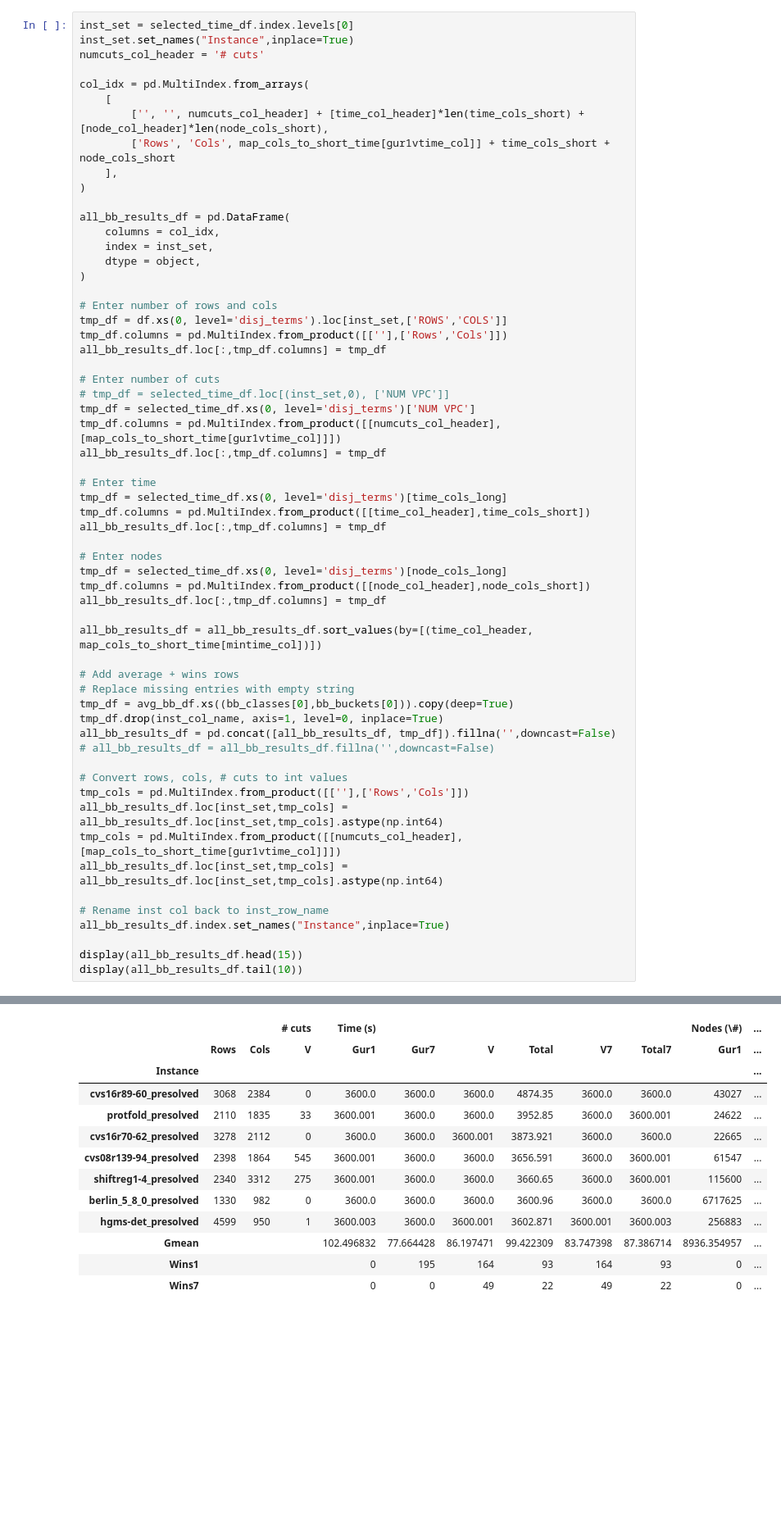
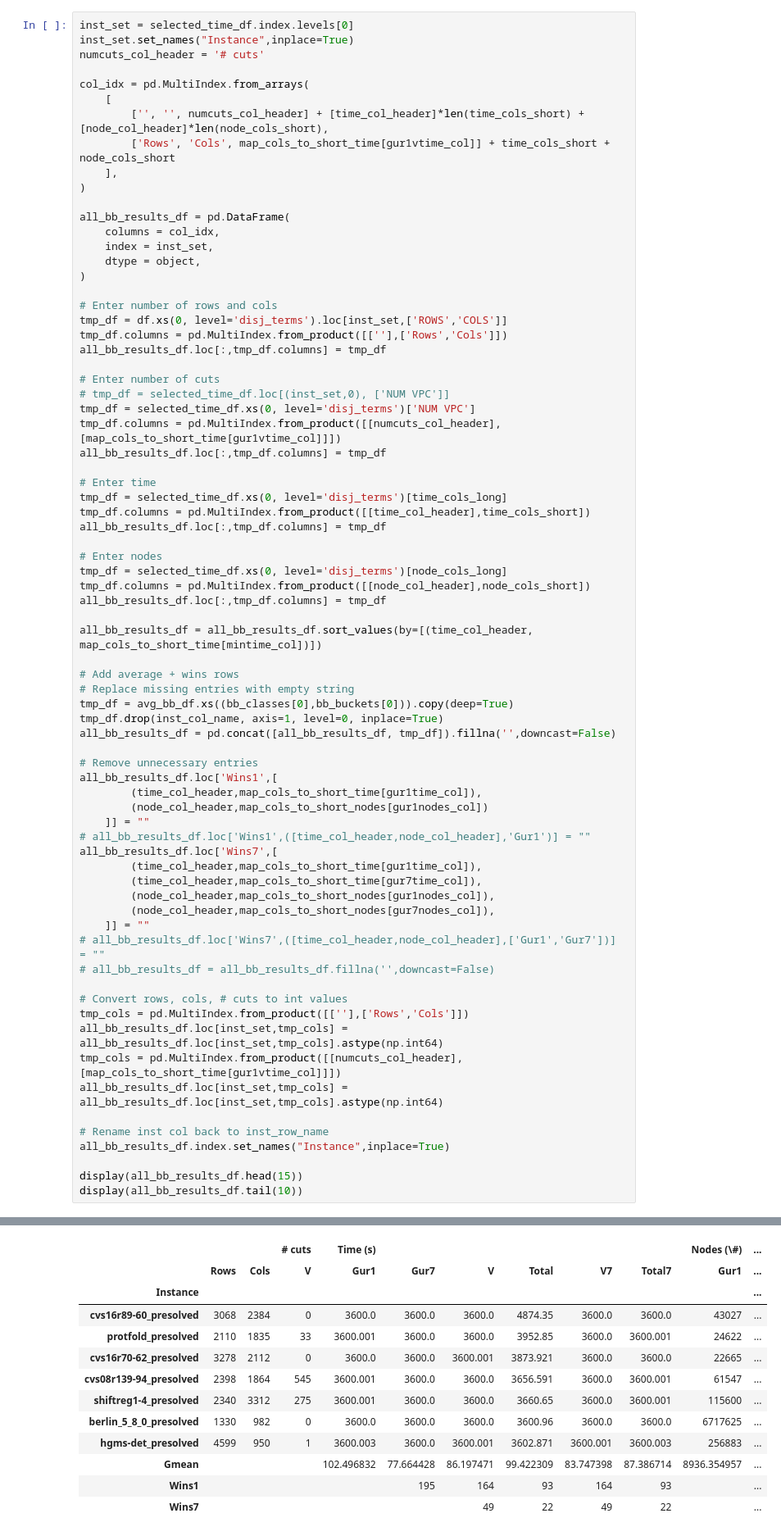
Before and after one commit to akazachk/vpc, a Jupyter notebook: plots/plots.ipynb, the cells around one changed output, grey strips where cells are left out. Shown: that part at 82% size. Drawn from its saved outputs; the diff is of its cells as text; blank space fills up the shorter version.

Commit message:
Remove unnecessary entries in Table 6.

```diff
--- a/plots/plots.ipynb
+++ b/plots/plots.ipynb
@@ -2356,6 +2354,20 @@ all_bb_results_df = all_bb_results_df.sort_values(by=[(time_col_header, map_cols
 tmp_df = avg_bb_df.xs((bb_classes[0],bb_buckets[0])).copy(deep=True)
 tmp_df.drop(inst_col_name, axis=1, level=0, inplace=True)
 all_bb_results_df = pd.concat([all_bb_results_df, tmp_df]).fillna('',downcast=False)
+
+# Remove unnecessary entries
+all_bb_results_df.loc['Wins1',[
+        (time_col_header,map_cols_to_short_time[gur1time_col]),
+        (node_col_header,map_cols_to_short_nodes[gur1nodes_col])
+    ]] = ""
+# all_bb_results_df.loc['Wins1',([time_col_header,node_col_header],'Gur1')] = ""
+all_bb_results_df.loc['Wins7',[
+        (time_col_header,map_cols_to_short_time[gur1time_col]),
+        (time_col_header,map_cols_to_short_time[gur7time_col]),
+        (node_col_header,map_cols_to_short_nodes[gur1nodes_col]),
+        (node_col_header,map_cols_to_short_nodes[gur7nodes_col]),
+    ]] = ""
+# all_bb_results_df.loc['Wins7',([time_col_header,node_col_header],['Gur1','Gur7'])] = ""
 # all_bb_results_df = all_bb_results_df.fillna('',downcast=False)
 
 # Convert rows, cols, # cuts to int values
@@ -2372,35 +2384,35 @@ display(all_bb_results_df.tail(10))
 # %% [output]
 |  |  |  | # cuts | Time (s) |  |  |  |  |  | Nodes (\#) | ... |
 |  | Rows | Cols | V | Gur1 | Gur7 | V | Total | V7 | Total7 | Gur1 | ... |
 | Instance |  |  |  |  |  |  |  |  |  |  | ... |
 | neos-796608_presolved | 64 | 104 | 0 | 0.002 | 0.001 | 0.002 | 0.022 | 0.002 | 0.002 | 1 | ... |
 | neos-530627_presolved | 60 | 70 | 0 | 0.003 | 0.002 | 0.003 | 0.003 | 0.003 | 0.003 | 1 | ... |
 | neos-501453_presolved | 13 | 52 | 0 | 0.004 | 0.002 | 0.004 | 0.004 | 0.004 | 0.004 | 1 | ... |
 | gt2_presolved | 28 | 173 | 0 | 0.006 | 0.005 | 0.006 | 0.006 | 0.006 | 0.006 | 1 | ... |
 | vpm1_presolved | 128 | 188 | 0 | 0.007 | 0.007 | 0.007 | 0.017 | 0.007 | 0.007 | 1 | ... |
 | set1cl_presolved | 431 | 651 | 0 | 0.012 | 0.01 | 0.012 | 0.052 | 0.012 | 0.012 | 1 | ... |
 | nexp-50-20-1-1_presolved | 267 | 443 | 2 | 0.018 | 0.009 | 0.015 | 0.059 | 0.015 | 0.018 | 1 | ... |
 | sp150x300d_presolved | 269 | 419 | 0 | 0.017 | 0.016 | 0.017 | 0.038 | 0.017 | 0.017 | 1 | ... |
 | p0548_presolved | 117 | 365 | 2 | 0.02 | 0.017 | 0.019 | 0.04 | 0.019 | 0.02 | 1 | ... |
 | pipex_presolved | 25 | 48 | 6 | 0.023 | 0.022 | 0.02 | 0.025 | 0.02 | 0.023 | 1 | ... |
 | roy_presolved | 147 | 139 | 7 | 0.031 | 0.026 | 0.023 | 0.043 | 0.023 | 0.031 | 1 | ... |
 | haprp_presolved | 694 | 756 | 0 | 0.027 | 0.026 | 0.027 | 0.217 | 0.027 | 0.027 | 1 | ... |
 | f2gap201600_presolved | 20 | 1600 | 16 | 0.038 | 0.037 | 0.029 | 0.45 | 0.029 | 0.038 | 1 | ... |
 | set1al_presolved | 432 | 652 | 0 | 0.032 | 0.03 | 0.038 | 0.101 | 0.032 | 0.032 | 2 | ... |
 | f2gap401600_presolved | 40 | 1600 | 29 | 0.043 | 0.041 | 0.033 | 0.635 | 0.033 | 0.043 | 1 | ... |
 |  |  |  | # cuts | Time (s) |  |  |  |  |  | Nodes (\#) | ... |
 |  | Rows | Cols | V | Gur1 | Gur7 | V | Total | V7 | Total7 | Gur1 | ... |
 | Instance |  |  |  |  |  |  |  |  |  |  | ... |
 | cvs16r89-60_presolved | 3068 | 2384 | 0 | 3600.0 | 3600.0 | 3600.0 | 4874.35 | 3600.0 | 3600.0 | 43027 | ... |
 | protfold_presolved | 2110 | 1835 | 33 | 3600.001 | 3600.0 | 3600.0 | 3952.85 | 3600.0 | 3600.001 | 24622 | ... |
 | cvs16r70-62_presolved | 3278 | 2112 | 0 | 3600.0 | 3600.0 | 3600.001 | 3873.921 | 3600.0 | 3600.0 | 22665 | ... |
 | cvs08r139-94_presolved | 2398 | 1864 | 545 | 3600.001 | 3600.0 | 3600.0 | 3656.591 | 3600.0 | 3600.001 | 61547 | ... |
 | shiftreg1-4_presolved | 2340 | 3312 | 275 | 3600.001 | 3600.0 | 3600.0 | 3660.65 | 3600.0 | 3600.001 | 115600 | ... |
 | berlin_5_8_0_presolved | 1330 | 982 | 0 | 3600.0 | 3600.0 | 3600.0 | 3600.96 | 3600.0 | 3600.0 | 6717625 | ... |
 | hgms-det_presolved | 4599 | 950 | 1 | 3600.003 | 3600.0 | 3600.001 | 3602.871 | 3600.001 | 3600.003 | 256883 | ... |
 | Gmean |  |  |  | 102.496832 | 77.664428 | 86.197471 | 99.422309 | 83.747398 | 87.386714 | 8936.354957 | ... |
-| Wins1 |  |  |  | 0 | 195 | 164 | 93 | 164 | 93 | 0 | ... |
-| Wins7 |  |  |  | 0 | 0 | 49 | 22 | 49 | 22 | 0 | ... |
+| Wins1 |  |  |  |  | 195 | 164 | 93 | 164 | 93 |  | ... |
+| Wins7 |  |  |  |  |  | 49 | 22 | 49 | 22 |  | ... |
 # %% [markdown]
 ## Table 7: ``all6_bb_results_df``: 6-trees time/nodes results
 # %%
```
Also changed, not shown: parts of 6 cells of this notebook.
